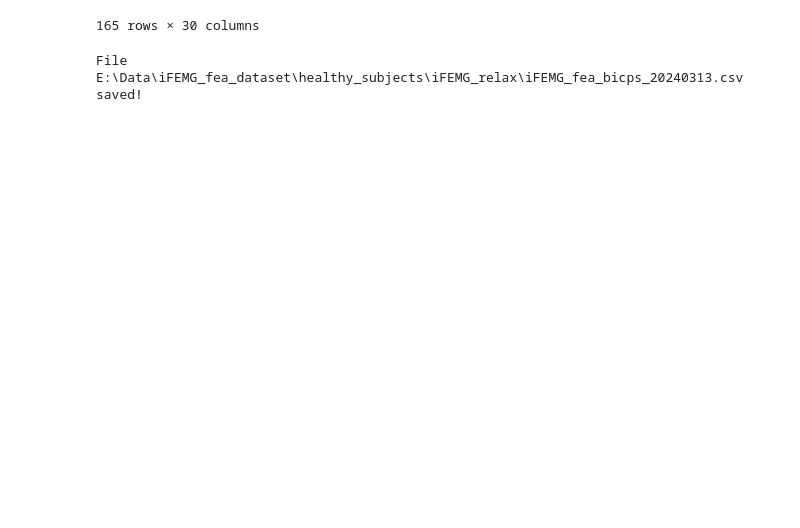
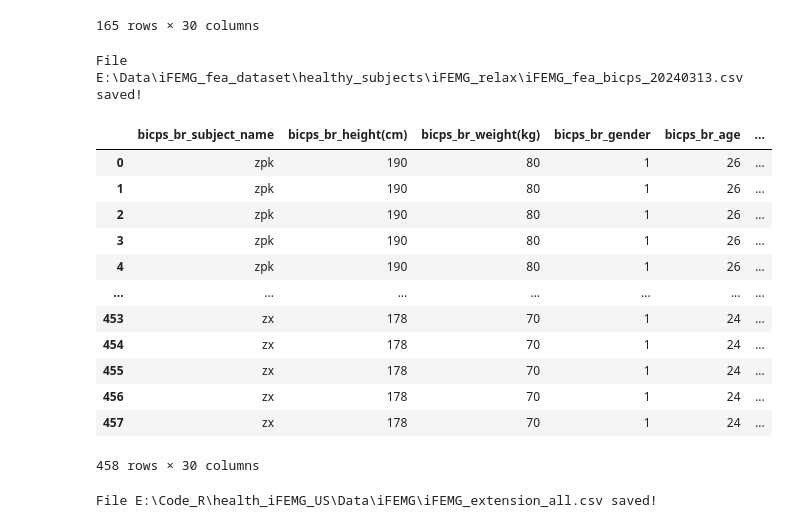
Before and after one commit to WynminMark/FMG-sEMG-processing, a Jupyter notebook: process_dataset_merge.ipynb, the cells around one changed output. Cells and saved outputs as stored; diff of their text form; code cells hidden in the pictures; blank space fills up the shorter version.

```diff
--- a/process_dataset_merge.ipynb
+++ b/process_dataset_merge.ipynb
@@ -200,3 +205,33 @@ df_merge
 df_save_csv(df_merge, r"E:\Data\iFEMG_fea_dataset\healthy_subjects\iFEMG_relax\iFEMG_fea_bicps_20240313.csv")
 # %% [output]
 File E:\Data\iFEMG_fea_dataset\healthy_subjects\iFEMG_relax\iFEMG_fea_bicps_20240313.csv saved!
+# %%
+# 整合所有健康受试者的iFEMG数据
+df1 = pd.read_csv(r"E:\Data\20230310-iFEMG肌力测试\iFEMG_extension.csv", header = 0, index_col = None)
+df2 = pd.read_csv(r"E:\Data\20230424-单人双次iFEMG肌力等级测试\iFEMG_extension.csv", header = 0, index_col = None)
+df3 = pd.read_csv(r"E:\Data\202403补实验\iFEMG_extension.csv", header = 0, index_col = None)
+
+df = pd.concat([df1, df2, df3], axis=0, ignore_index=True)
+df = df.drop(["tricps_br_medial_subject_name", "tricps_br_medial_height(cm)", "tricps_br_medial_weight(kg)", "tricps_br_medial_gender", "tricps_br_medial_age", "tricps_br_medial_label(kg)",
+         "tricps_br_lateral_subject_name", "tricps_br_lateral_height(cm)", "tricps_br_lateral_weight(kg)", "tricps_br_lateral_gender", "tricps_br_lateral_age", "tricps_br_lateral_label(kg)"],
+         axis=1)
+
+df
+# %% [output]
+|  | bicps_br_subject_name | bicps_br_height(cm) | bicps_br_weight(kg) | bicps_br_gender | bicps_br_age | ... |
+| 0 | zpk | 190 | 80 | 1 | 26 | ... |
+| 1 | zpk | 190 | 80 | 1 | 26 | ... |
+| 2 | zpk | 190 | 80 | 1 | 26 | ... |
+| 3 | zpk | 190 | 80 | 1 | 26 | ... |
+| 4 | zpk | 190 | 80 | 1 | 26 | ... |
+| ... | ... | ... | ... | ... | ... | ... |
+| 453 | zx | 178 | 70 | 1 | 24 | ... |
+| 454 | zx | 178 | 70 | 1 | 24 | ... |
+| 455 | zx | 178 | 70 | 1 | 24 | ... |
+| 456 | zx | 178 | 70 | 1 | 24 | ... |
+| 457 | zx | 178 | 70 | 1 | 24 | ... |
+458 rows × 30 columns
+# %%
+df_save_csv(df, r"E:\Code_R\health_iFEMG_US\Data\iFEMG\iFEMG_extension_all.csv")
+# %% [output]
+File E:\Code_R\health_iFEMG_US\Data\iFEMG\iFEMG_extension_all.csv saved!
```
Also changed, not shown: parts of 3 cells of this notebook, 12 other files.
